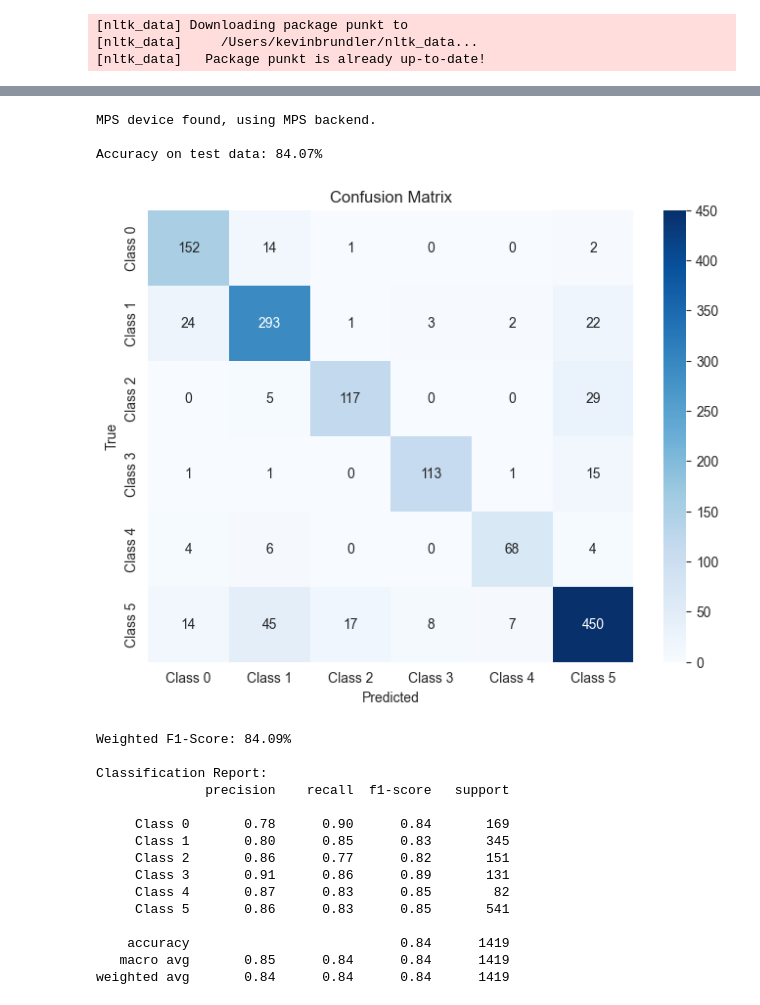
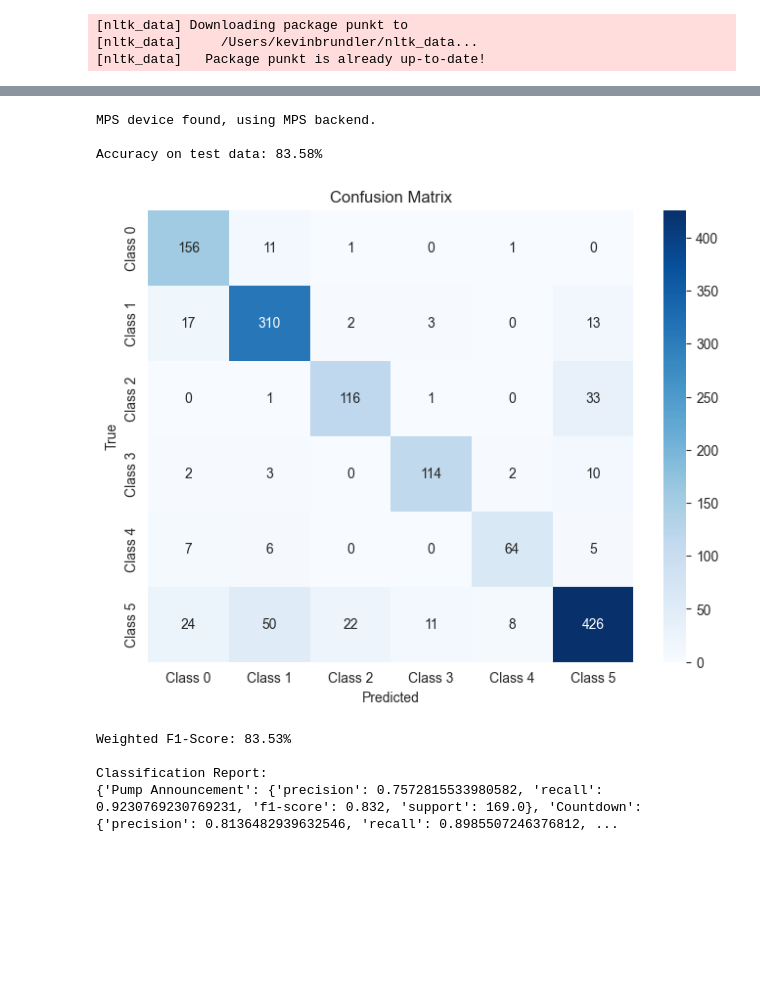
Before and after one commit to MaBlock7/Essentials_UZH, a Jupyter notebook: 02b_word_embeddings.ipynb, the cells around one changed output, grey strips where cells are left out. Cells and saved outputs as stored; diff of their text form; code cells hidden in the pictures; blank space fills up the shorter version.

```diff
--- a/02b_word_embeddings.ipynb
+++ b/02b_word_embeddings.ipynb
@@ -270,10 +267,10 @@ X_train = torch.tensor(X_train, dtype=torch.float32)
 y_train = torch.tensor(y_train, dtype=torch.long)
 
 input_dim = X_train.shape[1]
-hidden_dim1 = 512
-hidden_dim2 = 64
+hidden_dim1 = 256
+hidden_dim2 = 128
 output_dim = 6
-drop_out = 0.5
+drop_out = 0.4
 
 model = Classifier(input_dim, hidden_dim1, hidden_dim2, output_dim, drop_out)
 
@@ -357,48 +354,38 @@ with torch.no_grad():
 
         _, predicted = torch.max(outputs, 1)
 
         all_labels.extend(labels.cpu().numpy())
         all_predictions.extend(predicted.cpu().numpy())
 
         correct += (predicted == labels).sum().item()
 
 accuracy = 100 * correct / y_test.shape[0]
 print(f'Accuracy on test data: {accuracy:.2f}%')
 
 cm = confusion_matrix(all_labels, all_predictions)
 
 plt.figure(figsize=(8, 6))
 sns.heatmap(cm, annot=True, fmt="d", cmap="Blues", xticklabels=[f'Class {i}' for i in range(output_dim)],
             yticklabels=[f'Class {i}' for i in range(output_dim)])
 
 plt.xlabel('Predicted')
 plt.ylabel('True')
 plt.title('Confusion Matrix')
 plt.show()
 
 f1 = f1_score(all_labels, all_predictions, average='weighted')
 print(f'Weighted F1-Score: {f1*100:.2f}%')
 
 print("\nClassification Report:")
-report = classification_report(all_labels, all_predictions, target_names=[f'Class {i}' for i in range(output_dim)])
+categories = ['Pump Announcement', 'Countdown', 'Coin Release', 'Pump Result', 'Delay/Cancellation', 'Other/Garbage']
+report = classification_report(all_labels, all_predictions, target_names=categories, output_dict=True)
 print(report)
 # %% [output]
 MPS device found, using MPS backend.
 
-Accuracy on test data: 84.07%
+Accuracy on test data: 83.58%
-[figure, old version]
+[figure, new version]
-Weighted F1-Score: 84.09%
+Weighted F1-Score: 83.53%
 
 Classification Report:
-              precision    recall  f1-score   support
-
-     Class 0       0.78      0.90      0.84       169
-     Class 1       0.80      0.85      0.83       345
-     Class 2       0.86      0.77      0.82       151
-     Class 3       0.91      0.86      0.89       131
-     Class 4       0.87      0.83      0.85        82
-     Class 5       0.86      0.83      0.85       541
-
-    accuracy                           0.84      1419
-   macro avg       0.85      0.84      0.84      1419
-weighted avg       0.84      0.84      0.84      1419
+{'Pump Announcement': {'precision': 0.7572815533980582, 'recall': 0.9230769230769231, 'f1-score': 0.832, 'support': 169.0}, 'Countdown': {'precision': 0.8136482939632546, 'recall': 0.8985507246376812, ...
```
Also changed, not shown: parts of 2 cells of this notebook, 50 other files.
